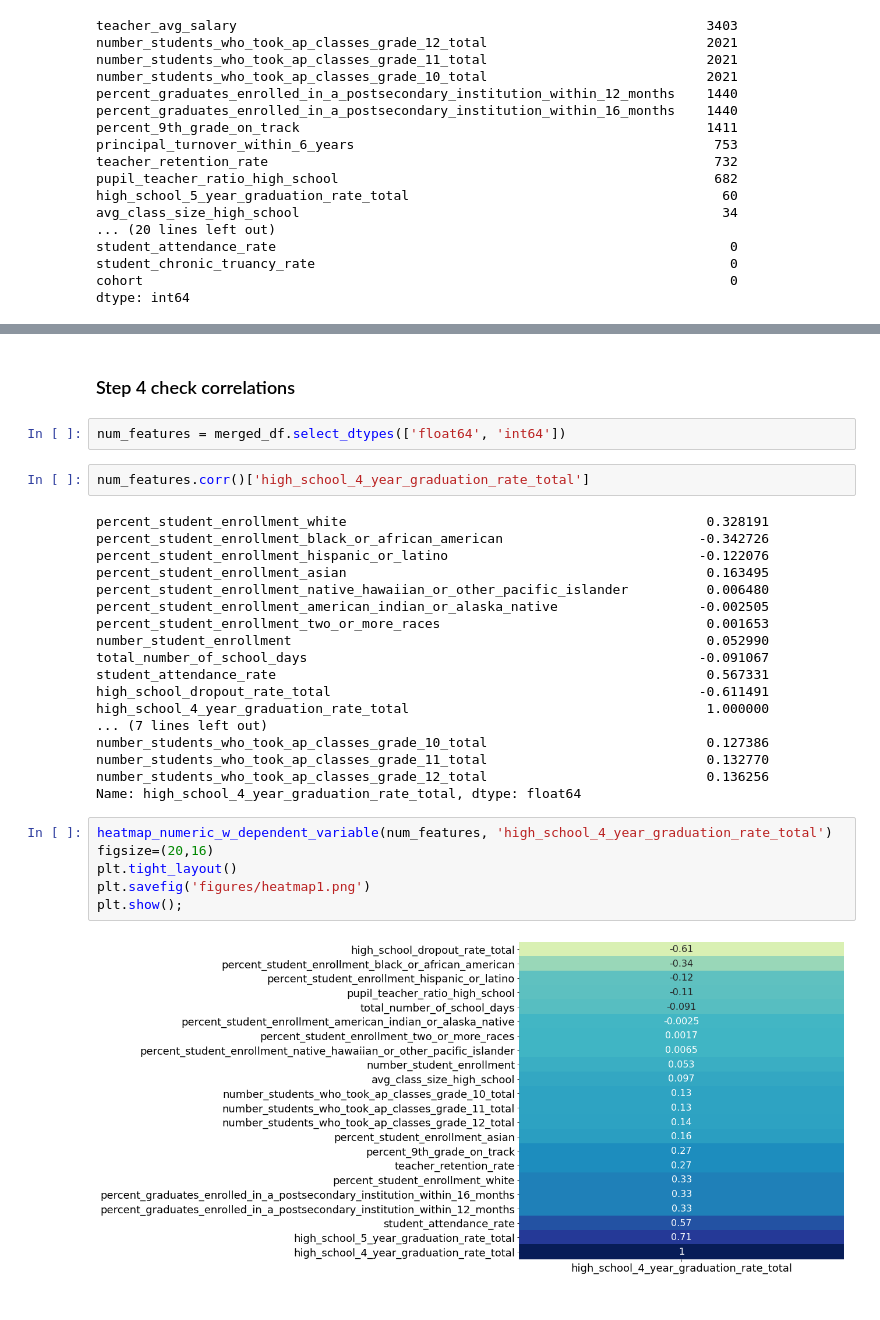
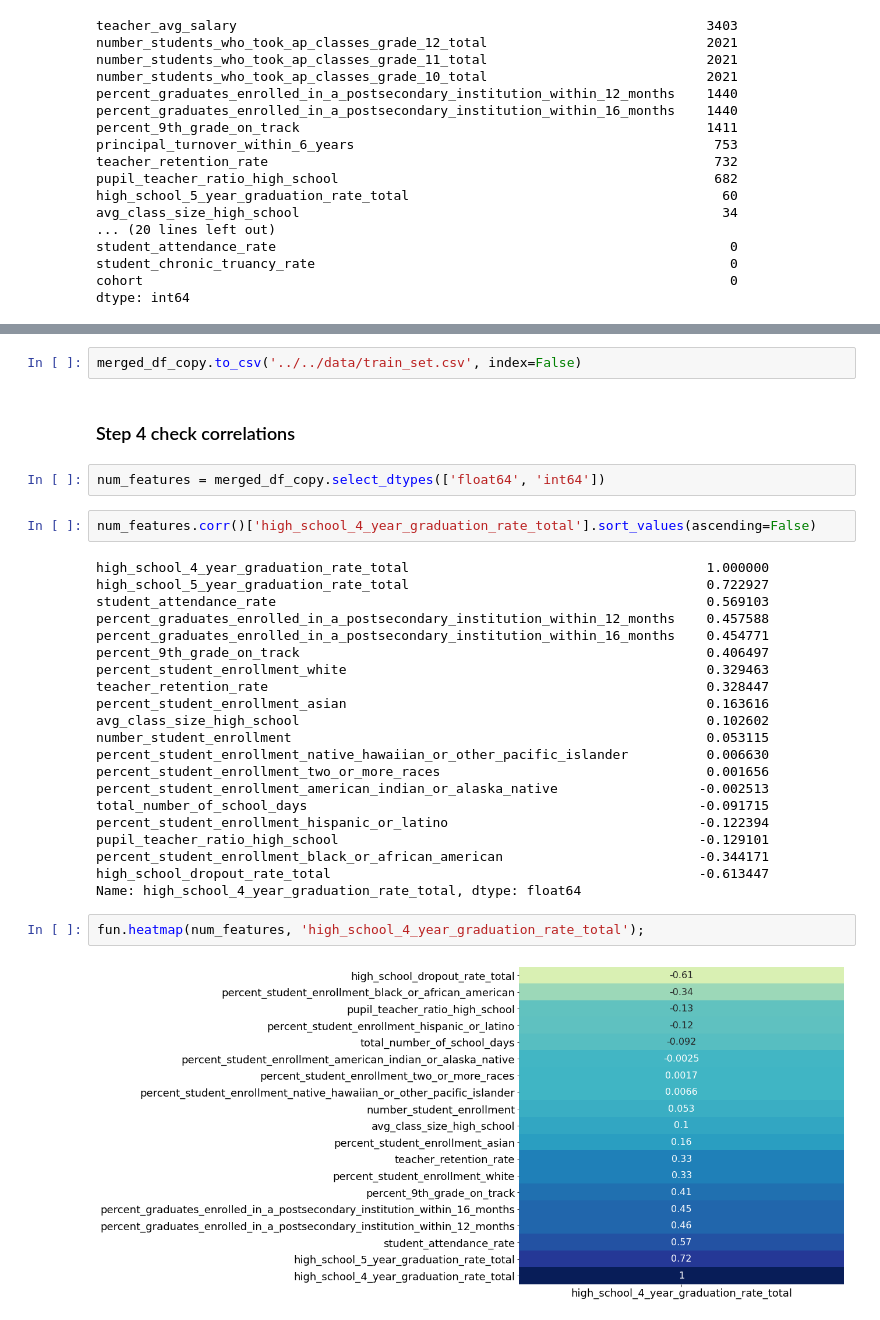
Before and after one commit to dannmorr/predicting-ibse-graduation-rate, a Jupyter notebook: notebooks/exploratory/02_eda_new_matrix.ipynb, the cells around one changed output, grey strips where cells are left out. Saved outputs shown, nothing was run; the diff lists cells and outputs as text.

```diff
--- a/notebooks/exploratory/02_eda_new_matrix.ipynb
+++ b/notebooks/exploratory/02_eda_new_matrix.ipynb
@@ -1138,33 +1078,34 @@ proj_eda(merged_df)
+# %%
+merged_df_copy.to_csv('../../data/train_set.csv', index=False)
 # %% [markdown]
 ### Step 4 check correlations
 # %%
-num_features = merged_df.select_dtypes(['float64', 'int64'])
+num_features = merged_df_copy.select_dtypes(['float64', 'int64'])
 # %%
-num_features.corr()['high_school_4_year_graduation_rate_total']
+num_features.corr()['high_school_4_year_graduation_rate_total'].sort_values(ascending=False)
 # %% [output]
-percent_student_enrollment_white                                              0.328191
-percent_student_enrollment_black_or_african_american                         -0.342726
-percent_student_enrollment_hispanic_or_latino                                -0.122076
-percent_student_enrollment_asian                                              0.163495
-percent_student_enrollment_native_hawaiian_or_other_pacific_islander          0.006480
-percent_student_enrollment_american_indian_or_alaska_native                  -0.002505
-percent_student_enrollment_two_or_more_races                                  0.001653
-number_student_enrollment                                                     0.052990
-total_number_of_school_days                                                  -0.091067
-student_attendance_rate                                                       0.567331
-high_school_dropout_rate_total                                               -0.611491
 high_school_4_year_graduation_rate_total                                      1.000000
-... (7 lines left out)
-number_students_who_took_ap_classes_grade_10_total                            0.127386
-number_students_who_took_ap_classes_grade_11_total                            0.132770
-number_students_who_took_ap_classes_grade_12_total                            0.136256
+high_school_5_year_graduation_rate_total                                      0.722927
+student_attendance_rate                                                       0.569103
+percent_graduates_enrolled_in_a_postsecondary_institution_within_12_months    0.457588
+percent_graduates_enrolled_in_a_postsecondary_institution_within_16_months    0.454771
+percent_9th_grade_on_track                                                    0.406497
+percent_student_enrollment_white                                              0.329463
+teacher_retention_rate                                                        0.328447
+percent_student_enrollment_asian                                              0.163616
+avg_class_size_high_school                                                    0.102602
+number_student_enrollment                                                     0.053115
+percent_student_enrollment_native_hawaiian_or_other_pacific_islander          0.006630
+percent_student_enrollment_two_or_more_races                                  0.001656
+percent_student_enrollment_american_indian_or_alaska_native                  -0.002513
+total_number_of_school_days                                                  -0.091715
+percent_student_enrollment_hispanic_or_latino                                -0.122394
+pupil_teacher_ratio_high_school                                              -0.129101
+percent_student_enrollment_black_or_african_american                         -0.344171
+high_school_dropout_rate_total                                               -0.613447
 Name: high_school_4_year_graduation_rate_total, dtype: float64
-# %%
-heatmap_numeric_w_dependent_variable(num_features, 'high_school_4_year_graduation_rate_total')
-figsize=(20,16)
-plt.tight_layout()
-plt.savefig('figures/heatmap1.png')
-plt.show();
-# %% [output]
-[figure, removed]
+# %%
+fun.heatmap(num_features, 'high_school_4_year_graduation_rate_total');
+# %% [output]
+[figure, added]
 # %%
```
Also changed, not shown: parts of 54 cells of this notebook, 12 other files.
